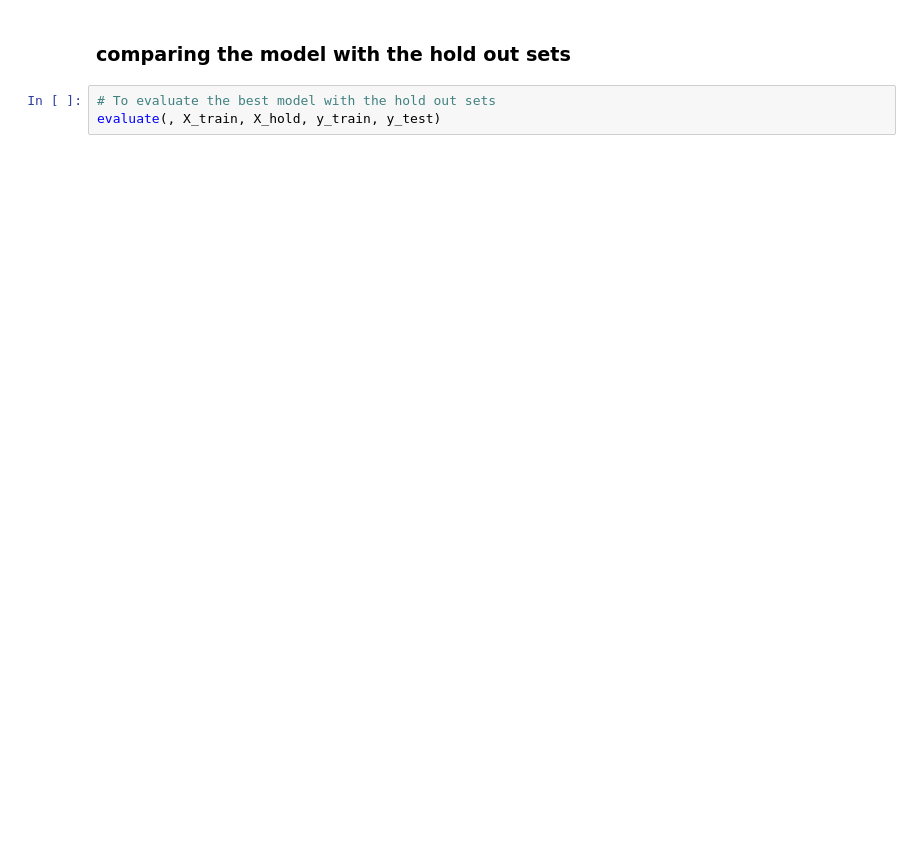
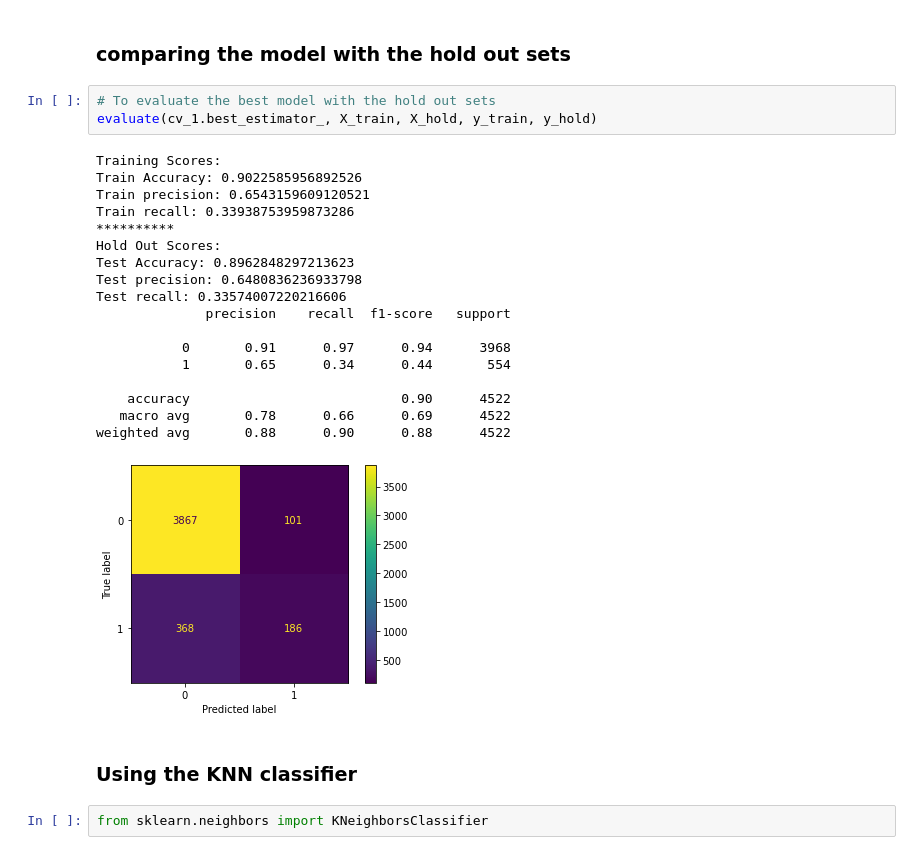
Before and after one commit to Myke-Ajayi/BankMarketingProject, a Jupyter notebook: Notebook/Michael/Modelling.ipynb, the cells around one changed output. Cells and saved outputs as stored; diff of their text form; blank space fills up the shorter version.

```diff
--- a/Notebook/Michael/Modelling.ipynb
+++ b/Notebook/Michael/Modelling.ipynb
@@ -341,4 +385,27 @@ weighted avg       0.88      0.90      0.88     13428
 ### comparing the model with the hold out sets
 # %%
 # To evaluate the best model with the hold out sets
-evaluate(, X_train, X_hold, y_train, y_test)
+evaluate(cv_1.best_estimator_, X_train, X_hold, y_train, y_hold)
+# %% [output]
+Training Scores:
+Train Accuracy: 0.9022585956892526
+Train precision: 0.6543159609120521
+Train recall: 0.33938753959873286
+**********
+Hold Out Scores:
+Test Accuracy: 0.8962848297213623
+Test precision: 0.6480836236933798
+Test recall: 0.33574007220216606
+              precision    recall  f1-score   support
+
+           0       0.91      0.97      0.94      3968
+           1       0.65      0.34      0.44       554
+
+    accuracy                           0.90      4522
+   macro avg       0.78      0.66      0.69      4522
+weighted avg       0.88      0.90      0.88      4522
+[figure, added]
+# %% [markdown]
+### Using the KNN classifier
+# %%
+from sklearn.neighbors import KNeighborsClassifier
```
Also changed, not shown: parts of 38 cells of this notebook.
